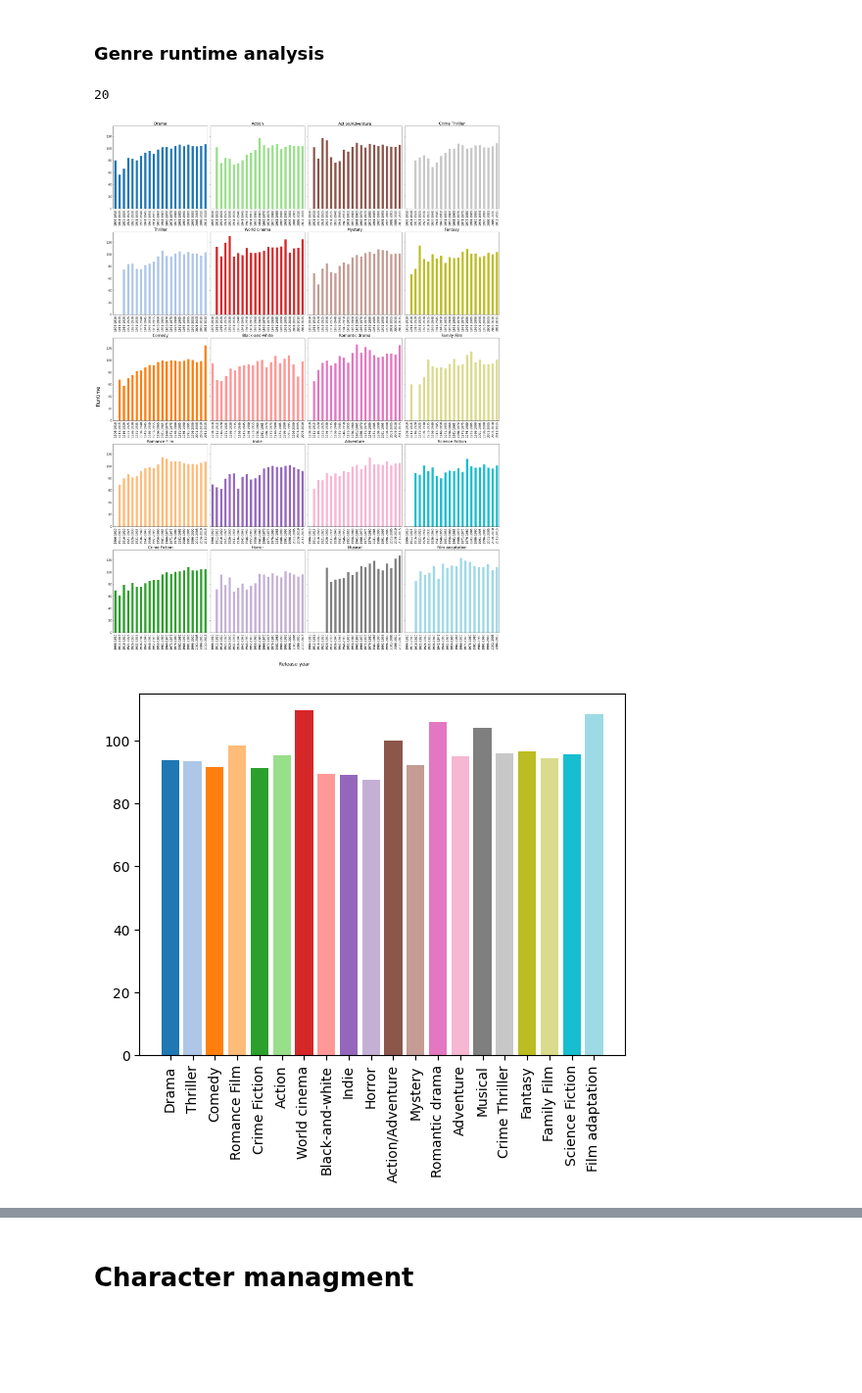
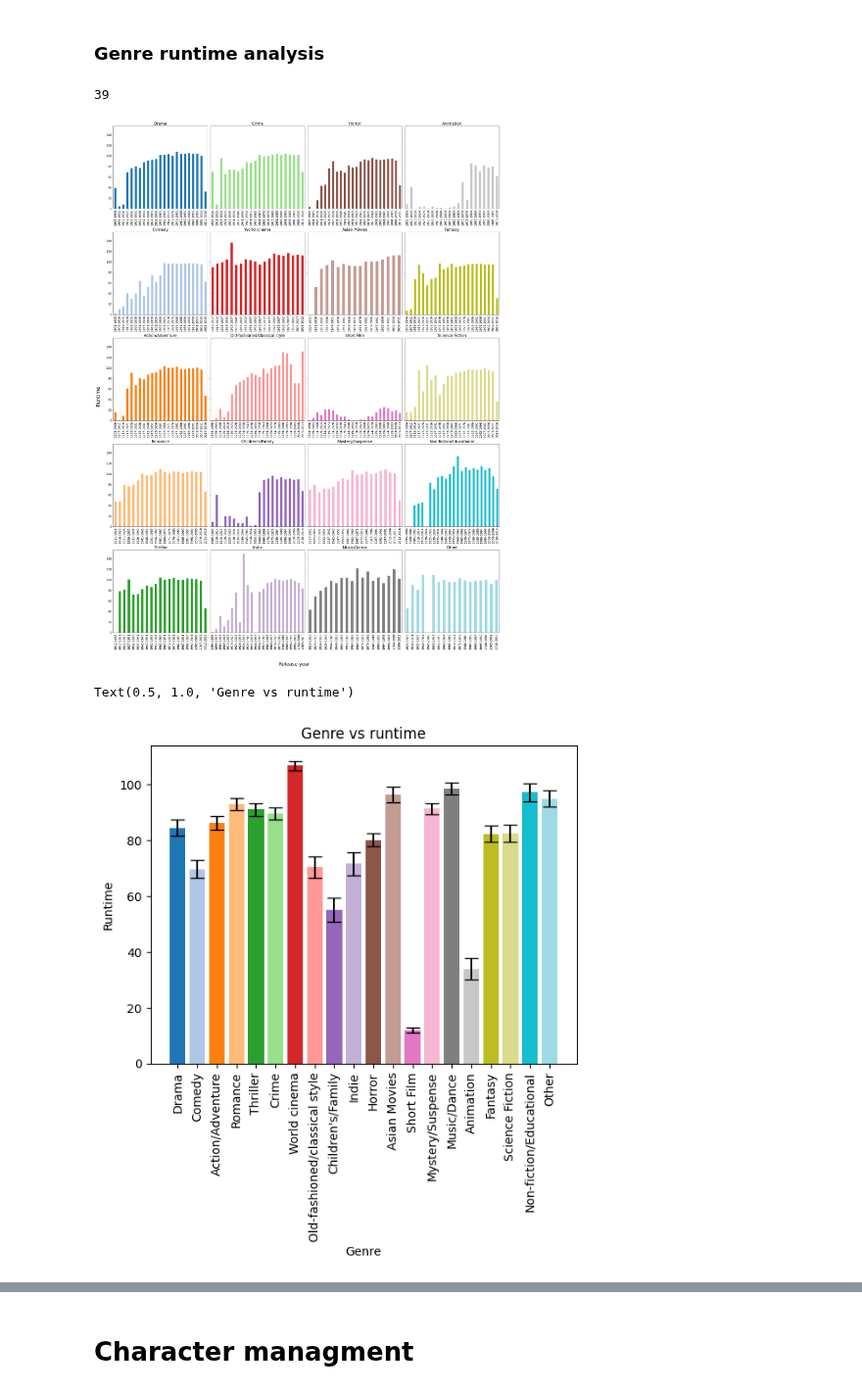
Before and after one commit to epfl-ada/ada-2024-project-alpacadreamagency, a Jupyter notebook: results.ipynb, the cells around one changed output, grey strips where cells are left out. Shown at 98% size. Cells and saved outputs as stored; diff of their text form; code cells hidden in the pictures; blank space fills up the shorter version.

```diff
--- a/results.ipynb
+++ b/results.ipynb
@@ -230,7 +231,7 @@ if "release_date" in MOVIES.columns:
     MOVIES["release_year"] = pd.to_datetime(MOVIES['release_date'], errors='coerce').dt.year
 
 MOVIES["release_year"] = MOVIES["release_year"].fillna(0).astype(int)
-#OVIES = MOVIES[(MOVIES["release_year"] >= FIRST_MOVIE_YEAR) & (MOVIES["release_year"] <= ACTUAL_YEAR) & (MOVIES["release_year"] != 0)]
+MOVIES = MOVIES[(MOVIES["release_year"] >= FIRST_MOVIE_YEAR) & (MOVIES["release_year"] <= ACTUAL_YEAR) & (MOVIES["release_year"] != 0)]
 
 print(f'Fist year: {MOVIES["release_year"].min()}, Last year: {MOVIES["release_year"].max()}')
 MOVIES["release_year"]
@@ -384,14 +382,12 @@ from collections import Counter
-# %%
-MOVIES["genres"] = MOVIES["genres"].apply(lambda x: list(ast.literal_eval(x).values()))
 # %%
 unique_genre = list()
-MOVIES["genres"].apply(lambda x: unique_genre.extend(x))
+MOVIES["new_genres"].apply(lambda x: unique_genre.extend(x))
 unique_genre = Counter(unique_genre)
-
+print(len(unique_genre))
 unique_genre = {k: v for k, v in sorted(unique_genre.items(), key=lambda item: item[1], reverse=True)}
 unique_genre = {k: unique_genre[k] for k in list(unique_genre)[:20]}
 #unique_genre = {x:unique_genre[x] for x in unique_genre if unique_genre[x] >= 300}
-print(len(unique_genre))
+
 
 fig, axes = plt.subplots(5, 4, figsize=(30, 40), sharey = True)
 #fig.delaxes(axes[4, 3])
@@ -400,12 +396,11 @@ color_iter = iter(colors)
 
 for j, genre in enumerate(unique_genre):
 
-    filtered_df = MOVIES[MOVIES["genres"].apply(lambda x: genre in x)]
+    df_filtered = MOVIES[MOVIES["new_genres"].apply(lambda x: genre in x)]
     bin_size = 5
-    movies_year_runtime = filtered_df.groupby("release_year")["runtime"].median()
+    movies_year_runtime = df_filtered.groupby("release_year")["runtime"].median()
     binned_counts = {}
-
-    for i in range(MOVIES["release_year"].min(), movies_year_runtime.index.max(), bin_size):
+    for i in range(movies_year_runtime.index.min(), movies_year_runtime.index.max(), bin_size):
         bin_start, bin_end = i, i + bin_size - 1
 
         # Sum all the runtimes counts in this range.
@@ -424,23 +419,31 @@ fig.supxlabel('Release year', size = 25)
 fig.supylabel('Runtime', size = 25)
 fig.tight_layout(rect=(0.025,0.025,1,1))
 # %% [output]
-20
+39
-[figure, old version]
+[figure, new version]
 # %%
 fig, ax = plt.subplots()
 colors = sns.color_palette("tab20", len(unique_genre))
 color_iter = iter(colors)
 average = []
+std = []
 number_of_year_to_average = 5
 
 for idx, genre in enumerate(unique_genre):
 
-    filtered_df = MOVIES[MOVIES["genres"].apply(lambda x: genre in x)]
-    average.append(filtered_df.groupby("release_year")["runtime"].median().mean())
+    df_filtered = MOVIES[MOVIES["new_genres"].apply(lambda x: genre in x)]
+    medians = df_filtered.groupby("release_year")["runtime"].median()
+    average.append(medians.mean())
+    std.append(medians.std()/np.sqrt(medians.size))
 
 ax.tick_params(axis='x', labelrotation=90)
 for i in range(len(unique_genre)):
     color = next(color_iter)
     ax.bar(list(unique_genre.keys())[i], average[i], color=color)
+    ax.errorbar(list(unique_genre.keys())[i], average[i], yerr=std[i],capsize=6,  color = 'k')
+ax.set_xlabel("Genre")
+ax.set_ylabel("Runtime")
+ax.set_title("Genre vs runtime")
 # %% [output]
+Text(0.5, 1.0, 'Genre vs runtime')
-[figure, old version]
+[figure, new version]
```
Also changed, not shown: parts of 12 cells of this notebook.
